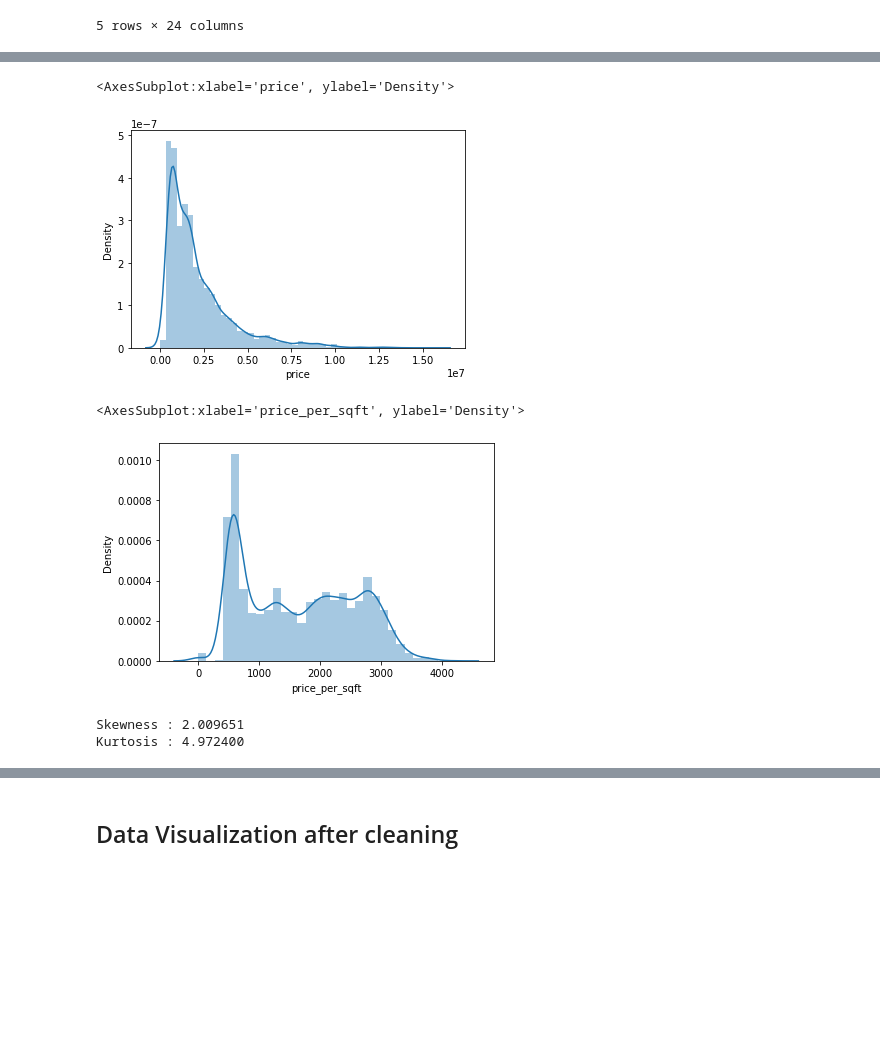
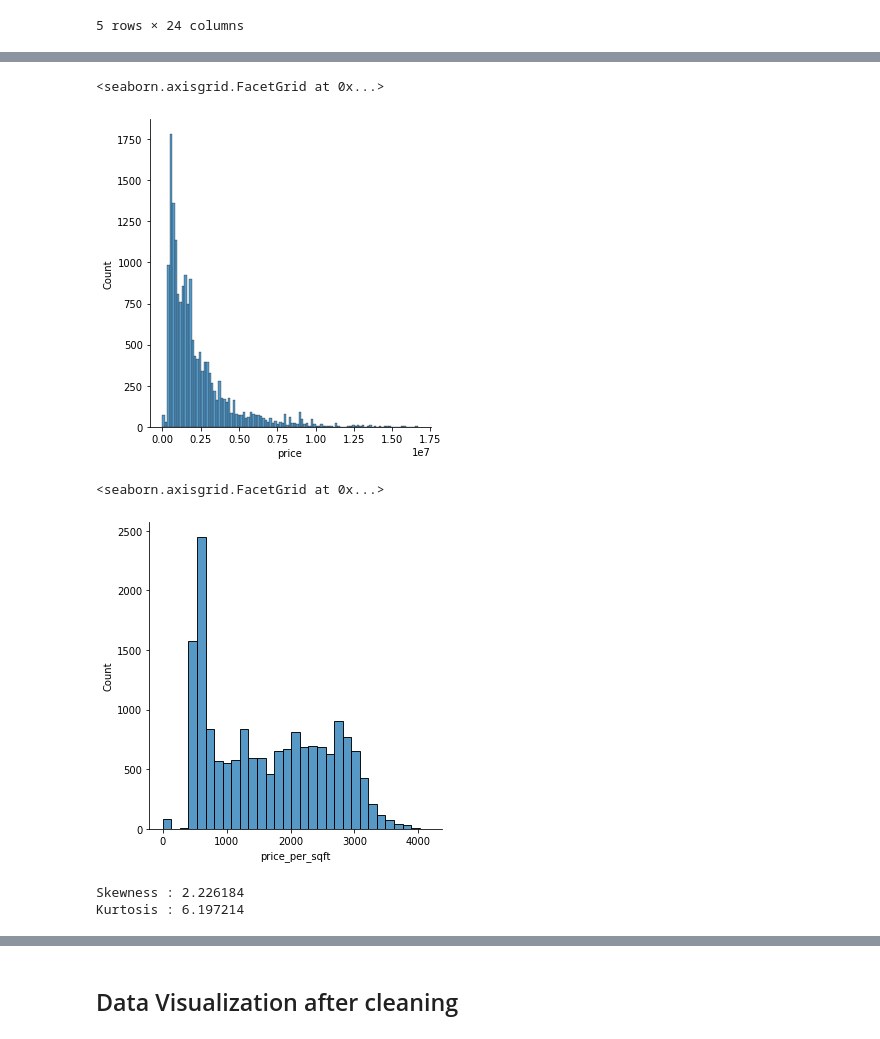
Before and after one commit to ryanchwong/is5126, a Jupyter notebook: nandar-soe.ipynb, the cells around one changed output, grey strips where cells are left out. Cells and saved outputs as stored; diff of their text form; code cells hidden in the pictures; blank space fills up the shorter version.

```diff
--- a/nandar-soe.ipynb
+++ b/nandar-soe.ipynb
@@ -463,6 +493,6 @@ train.head()
 outlierdata = train[['price','price_per_sqft','cc_distance','mrt_distance','primary_school_distance','secondary_school_distance','shop_distance']]
 # %%
 from sklearn.ensemble import IsolationForest
-model=IsolationForest(max_samples='auto', contamination=float(0.1))
+model=IsolationForest(max_samples='auto', contamination=float(0.15))
 model.fit(outlierdata)
 # %% [output]
@@ -505,21 +535,21 @@ print(anomaly)
 # %%
 train = train[train.anomaly_price != -1]
 # %%
-sns.distplot(train['price'])
+sns.displot(train['price'])
 # %% [output]
-<AxesSubplot:xlabel='price', ylabel='Density'>
+<seaborn.axisgrid.FacetGrid at 0x...>
-[figure, old version]
+[figure, new version]
 # %%
-sns.distplot(train['price_per_sqft'])
+sns.displot(train['price_per_sqft'])
 # %% [output]
-<AxesSubplot:xlabel='price_per_sqft', ylabel='Density'>
+<seaborn.axisgrid.FacetGrid at 0x...>
-[figure, old version]
+[figure, new version]
 # %%
 print("Skewness : %f" % train['price'].skew())
 print("Kurtosis : %f" % train['price'].kurt())
 # %% [output]
-Skewness : 2.009651
-Kurtosis : 4.972400
+Skewness : 2.226184
+Kurtosis : 6.197214
 # %%
 train.describe()
 # %% [output]
```
Also changed, not shown: parts of 21 cells of this notebook.
